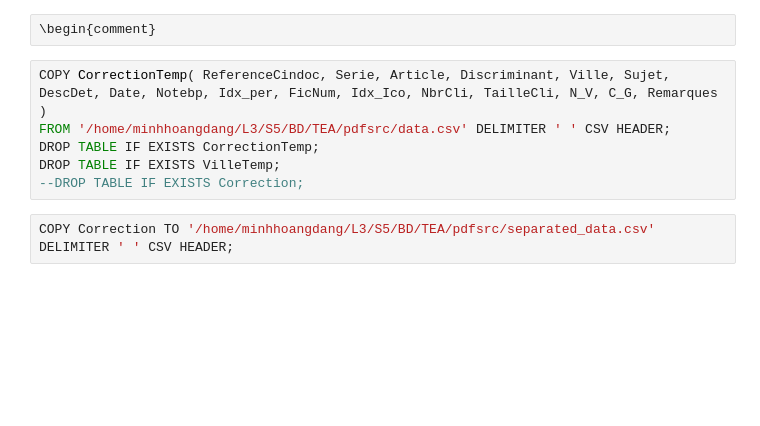
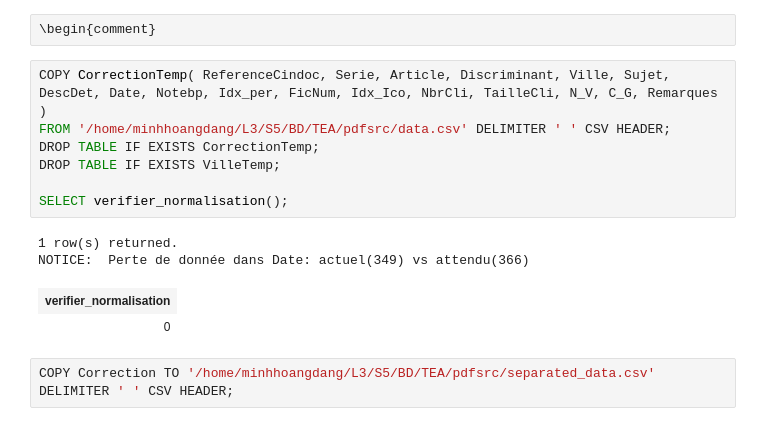
Before and after one commit to mhoangvslev/PhotographiesArchiveSQL, a Jupyter notebook: pretraitement.ipynb, the cells around one changed output. Saved outputs shown, nothing was run; the diff lists cells and outputs as text; blank space fills up the shorter version.

```diff
--- a/pretraitement.ipynb
+++ b/pretraitement.ipynb
@@ -924,9 +968,15 @@ NOTICE:  trigger "trigger_normalisation" for relation "correction" does not exis
 # %%
 COPY CorrectionTemp( ReferenceCindoc, Serie, Article, Discriminant, Ville, Sujet, DescDet, Date, Notebp, Idx_per, FicNum, Idx_Ico, NbrCli, TailleCli, N_V, C_G, Remarques )
 FROM '/home/minhhoangdang/L3/S5/BD/TEA/pdfsrc/data.csv' DELIMITER '	' CSV HEADER;
 DROP TABLE IF EXISTS CorrectionTemp;
 DROP TABLE IF EXISTS VilleTemp;
---DROP TABLE IF EXISTS Correction;
+
+SELECT verifier_normalisation();
+# %% [output]
+1 row(s) returned.
+NOTICE:  Perte de donnée dans Date: actuel(349) vs attendu(366)
+| verifier_normalisation |
+| 0 |
 # %%
 COPY Correction TO '/home/minhhoangdang/L3/S5/BD/TEA/pdfsrc/separated_data.csv' DELIMITER '	' CSV HEADER;
 # %% [raw]
```
Also changed, not shown: parts of 6 cells of this notebook, 4 other files.
